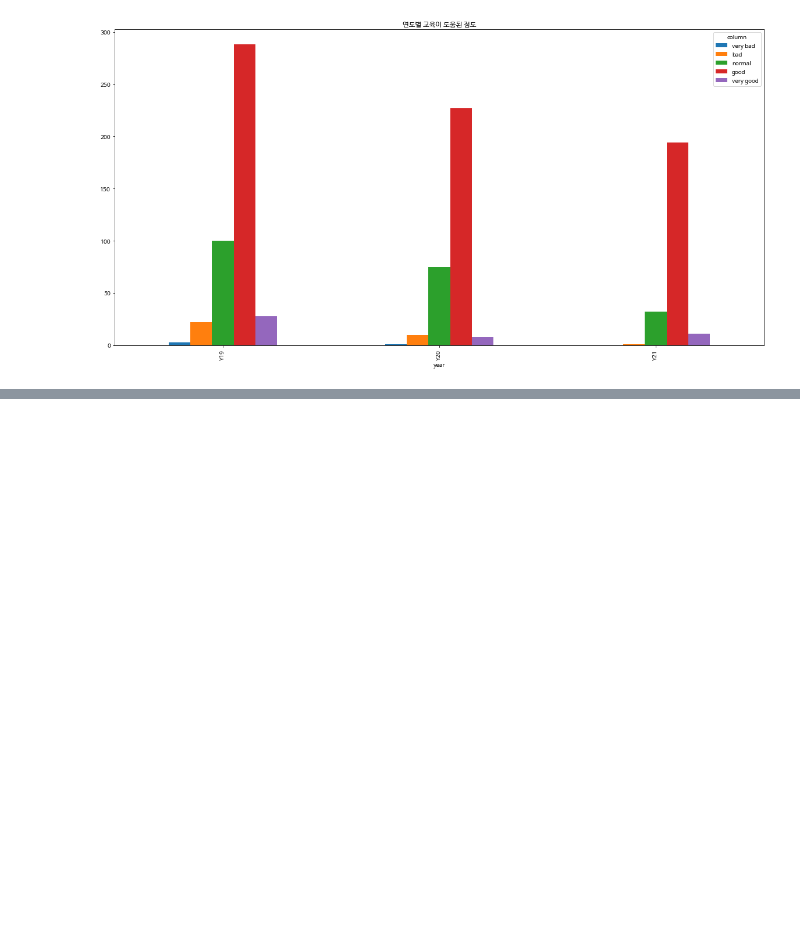
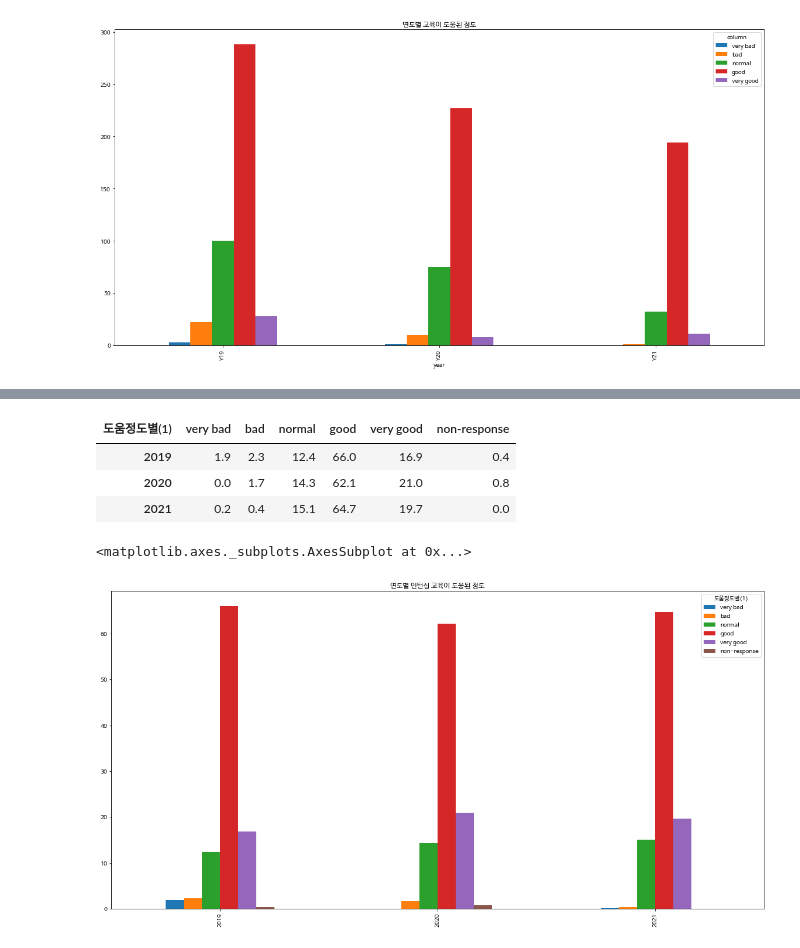
Before and after one commit to limyerin/contest, a Jupyter notebook: data_tidy(2).ipynb, the cells around one changed output, grey strips where cells are left out. Saved outputs shown, nothing was run; the diff lists cells and outputs as text; code cells hidden in the pictures; blank space fills up the shorter version.

```diff
--- a/data_tidy(2).ipynb
+++ b/data_tidy(2).ipynb
@@ -715,0 +853,3 @@ rfrh_sup1.plot(kind='bar', figsize=(20, 10), title = '연도별 교육이 도움
+# %%
+is_rfrh_sup= rfrh_sup.iloc[13:].set_index('도움정도별(1)')
+is_rfrh_sup
@@ -715,0 +866,9 @@ rfrh_sup1.plot(kind='bar', figsize=(20, 10), title = '연도별 교육이 도움
+# %%
+is_rfrh_sup1 = is_rfrh_sup.rename(index={'사례수 (명)':'person',
+                                      '전혀 도움 안됨 (%)'	:'very bad',
+                                      '도움 안됨 (%)'	:'bad',
+                                      '보통 (%)'	:'normal',
+                                      '도움이 됨 (%)':'good',
+                                      '매우 도움이 됨 (%)'	:'very good',
+                                      '모름/무응답 (%)' : 'non-response'})
+is_rfrh_sup1
@@ -715,0 +885,3 @@ rfrh_sup1.plot(kind='bar', figsize=(20, 10), title = '연도별 교육이 도움
+# %%
+is_rfrh_sup1=is_rfrh_sup1.replace('-', 0.0)
+is_rfrh_sup1
@@ -715,0 +898,13 @@ rfrh_sup1.plot(kind='bar', figsize=(20, 10), title = '연도별 교육이 도움
+# %%
+is_rfrh_sup2 = is_rfrh_sup1.loc['very bad':'non-response'].T
+is_rfrh_sup2
+# %% [output]
+| 도움정도별(1) | very bad | bad | normal | good | very good | non-response |
+| 2019 | 1.9 | 2.3 | 12.4 | 66.0 | 16.9 | 0.4 |
+| 2020 | 0.0 | 1.7 | 14.3 | 62.1 | 21.0 | 0.8 |
+| 2021 | 0.2 | 0.4 | 15.1 | 64.7 | 19.7 | 0.0 |
+# %%
+is_rfrh_sup2.plot(kind='bar', figsize=(20,10), title='연도별 인턴십 교육이 도움된 정도')
+# %% [output]
+<matplotlib.axes._subplots.AxesSubplot at 0x...>
+[figure, added]
```
Also changed, not shown: parts of 17 cells of this notebook.
